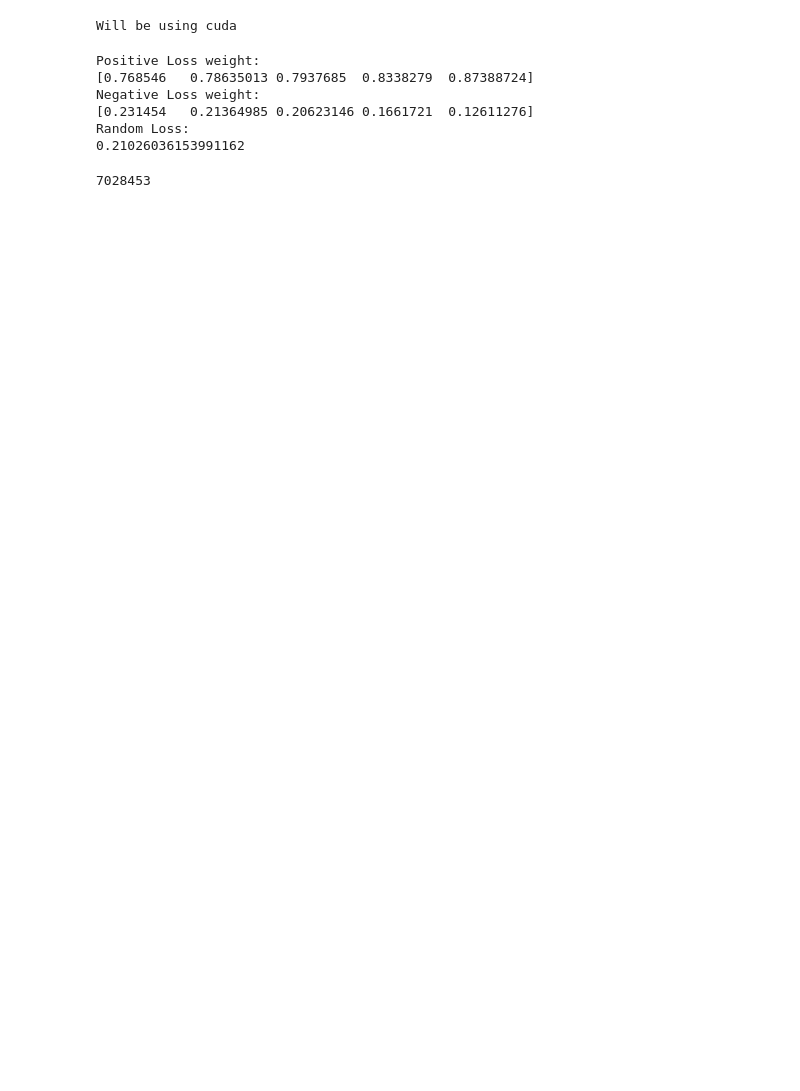
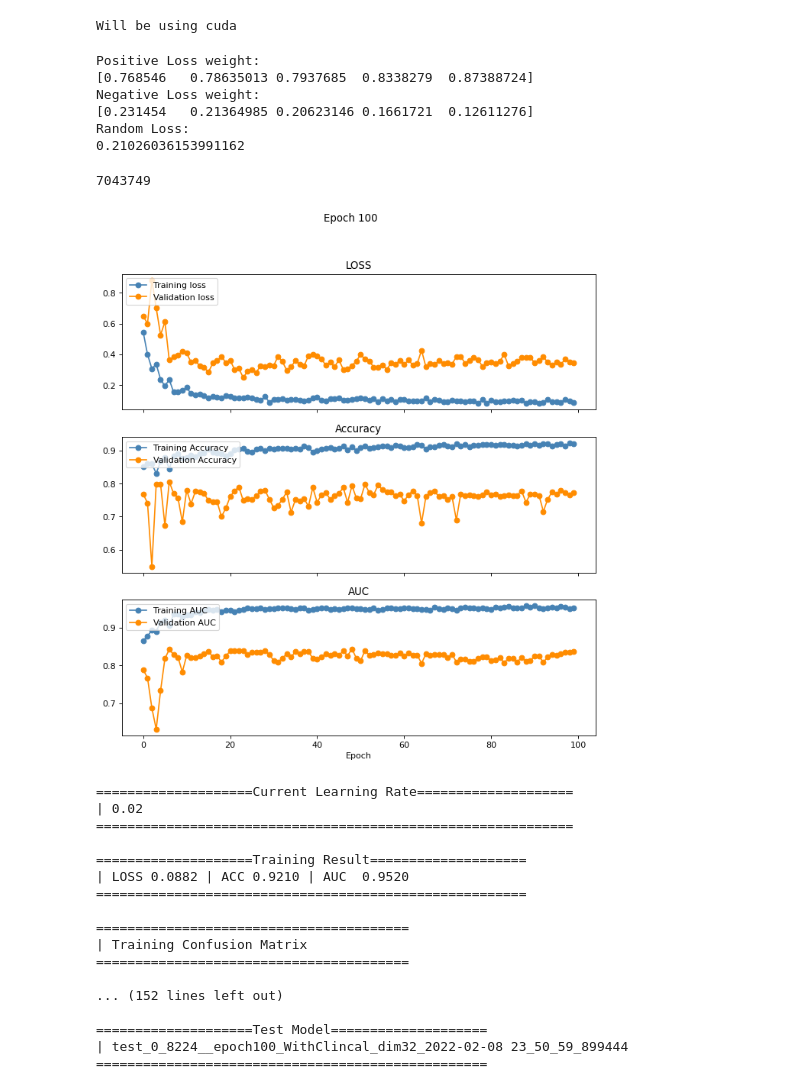
Before and after one commit to ChihchengHsieh/Multimodal-Medical-Diagnosis-System, a Jupyter notebook: train.ipynb, the cells around one changed output. Drawn from its saved outputs; the diff is of its cells as text; code cells hidden in the pictures; blank space fills up the shorter version.

Commit message:
training added.

```diff
--- a/train.ipynb
+++ b/train.ipynb
@@ -19,15 +20,33 @@ reflacx_dataset = REFLACXWithClinicalDataset(image_size=256)
 
 # keep the architecture simple, so we check the image nn first.
 # prepare the model
-xami_mutlimodal = XAMIMultiModal(
+xami_mutlimodal = XAMIMultiCocatModal(
     reflacx_dataset,
     device,
-    use_clinical=False,
+    use_clinical=True,
     model_dim=32, # was 64
     embeding_dim=64,
     dropout=.2,  # increase the dropout rate did improve the regularization. # from .3
-    pretrained=True
+    pretrained=True,
+    detach_image=True,
 )
+
+without_clinical_model = 'test_0_8162_epoch300_WithoutClincal_dim32_2022-02-07 21_43_31_353207 '
+
+
+all_weights = torch.load(os.path.join('saved_models', without_clinical_model ), map_location=device)
+
+all_k = list(all_weights.keys())
+
+for k in all_k:
+    if not 'image_net' in k:
+        all_weights.pop(k)
+
+
+xami_mutlimodal.load_state_dict(all_weights, strict=False)
+
+# xami_mutlimodal.load_state_dict(torch.load(os.path.join('saved_models', without_clinical_model ), map_location=device), strict=False)
+
 xami_mutlimodal = xami_mutlimodal.to(device)
 # %% [output]
 Positive Loss weight:
@@ -39,7 +58,7 @@ Random Loss:
 # %%
 xami_mutlimodal.num_all_params()
 # %% [output]
-7028453
+7043749
 # %%
 batch_size = 64
 
@@ -68,0 +90,33 @@ dataloaders = split_dataset(
+# %%
+# With clinical
+train_data_1, val_data_1, test_data_1, model_names = train_with_auc_margin_loss(
+    num_epochs=100,
+    model=xami_mutlimodal,
+    dataloaders=dataloaders,
+    dataset=reflacx_dataset,
+    device=device,
+    lr=1e-1,
+    # scheduler_freq=None,
+)
+
+
+# detach first. # then train
+# %% [output]
+[figure, added]
+====================Current Learning Rate====================
+| 0.02
+=============================================================
+
+====================Training Result====================
+| LOSS 0.0882 | ACC 0.9210 | AUC  0.9520
+=======================================================
+
+========================================
+| Training Confusion Matrix
+========================================
+
+... (152 lines left out)
+
+====================Test Model====================
+| test_0_8224__epoch100_WithClincal_dim32_2022-02-08 23_50_59_899444
+==================================================
```
Also changed, not shown: parts of 10 cells of this notebook, 34 other files.
